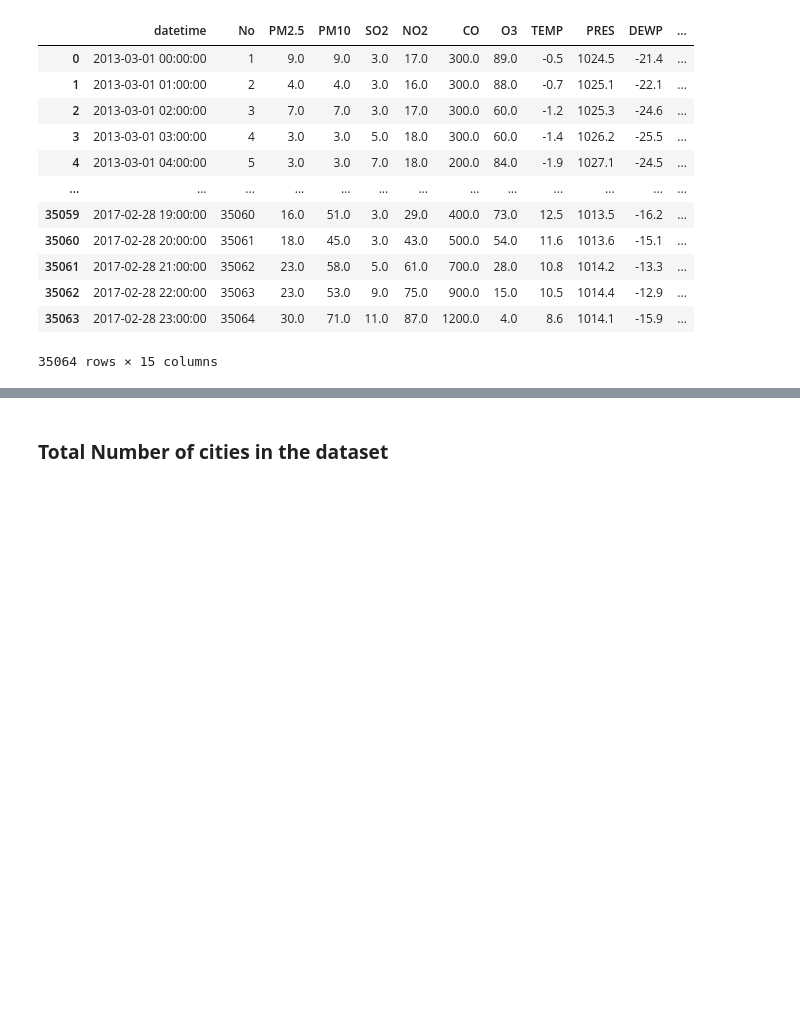
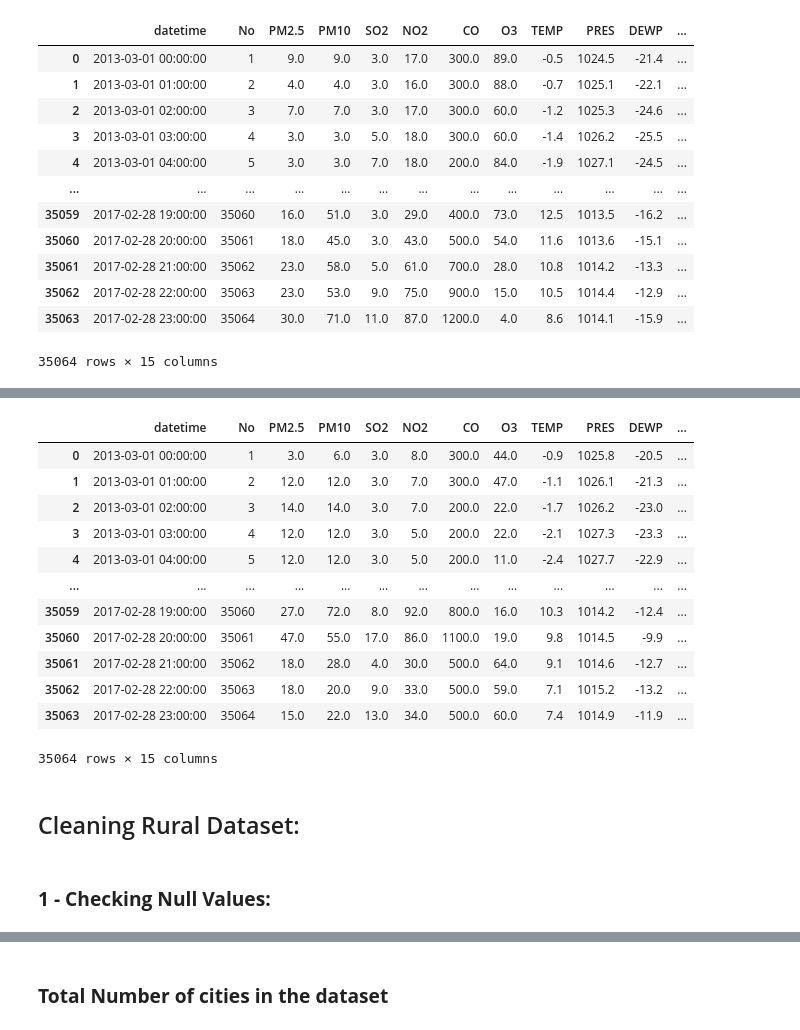
Before and after one commit to fakhar-nadeem/Data-Science, a Jupyter notebook: Assessment_DAS7005.ipynb, the cells around one changed output, grey strips where cells are left out. Cells and saved outputs as stored; diff of their text form; code cells hidden in the pictures; blank space fills up the shorter version.

Commit message:
Cleaned all chosen datasets and merged them into 1 file

```diff
--- a/Assessment_DAS7005.ipynb
+++ b/Assessment_DAS7005.ipynb
@@ -225,0 +337,29 @@ urban_df
+# %%
+#Creating a datetime column
+suburban_df['datetime'] = pd.to_datetime(suburban_df[['year', 'month', 'day', 'hour']])
+
+#Dropping the individual columns
+suburban_df.drop(['year', 'month', 'day', 'hour'], axis=1, inplace=True)
+
+#Rearanging the columns
+new_order = ['datetime','No',	'PM2.5',	'PM10', 'SO2',	'NO2'	,'CO',	'O3',	'TEMP',	'PRES',	'DEWP',	'RAIN',	'wd',	'WSPM',	'station'	]
+suburban_df = suburban_df[new_order]
+suburban_df
+# %% [output]
+|  | datetime | No | PM2.5 | PM10 | SO2 | NO2 | CO | O3 | TEMP | PRES | DEWP | ... |
+| 0 | 2013-03-01 00:00:00 | 1 | 3.0 | 6.0 | 3.0 | 8.0 | 300.0 | 44.0 | -0.9 | 1025.8 | -20.5 | ... |
+| 1 | 2013-03-01 01:00:00 | 2 | 12.0 | 12.0 | 3.0 | 7.0 | 300.0 | 47.0 | -1.1 | 1026.1 | -21.3 | ... |
+| 2 | 2013-03-01 02:00:00 | 3 | 14.0 | 14.0 | 3.0 | 7.0 | 200.0 | 22.0 | -1.7 | 1026.2 | -23.0 | ... |
+| 3 | 2013-03-01 03:00:00 | 4 | 12.0 | 12.0 | 3.0 | 5.0 | 200.0 | 22.0 | -2.1 | 1027.3 | -23.3 | ... |
+| 4 | 2013-03-01 04:00:00 | 5 | 12.0 | 12.0 | 3.0 | 5.0 | 200.0 | 11.0 | -2.4 | 1027.7 | -22.9 | ... |
+| ... | ... | ... | ... | ... | ... | ... | ... | ... | ... | ... | ... | ... |
+| 35059 | 2017-02-28 19:00:00 | 35060 | 27.0 | 72.0 | 8.0 | 92.0 | 800.0 | 16.0 | 10.3 | 1014.2 | -12.4 | ... |
+| 35060 | 2017-02-28 20:00:00 | 35061 | 47.0 | 55.0 | 17.0 | 86.0 | 1100.0 | 19.0 | 9.8 | 1014.5 | -9.9 | ... |
+| 35061 | 2017-02-28 21:00:00 | 35062 | 18.0 | 28.0 | 4.0 | 30.0 | 500.0 | 64.0 | 9.1 | 1014.6 | -12.7 | ... |
+| 35062 | 2017-02-28 22:00:00 | 35063 | 18.0 | 20.0 | 9.0 | 33.0 | 500.0 | 59.0 | 7.1 | 1015.2 | -13.2 | ... |
+| 35063 | 2017-02-28 23:00:00 | 35064 | 15.0 | 22.0 | 13.0 | 34.0 | 500.0 | 60.0 | 7.4 | 1014.9 | -11.9 | ... |
+35064 rows × 15 columns
+# %% [markdown]
+## Cleaning Rural Dataset:
+# %% [markdown]
+### **1 - Checking Null Values:**
```
Also changed, not shown: parts of 61 cells of this notebook.
